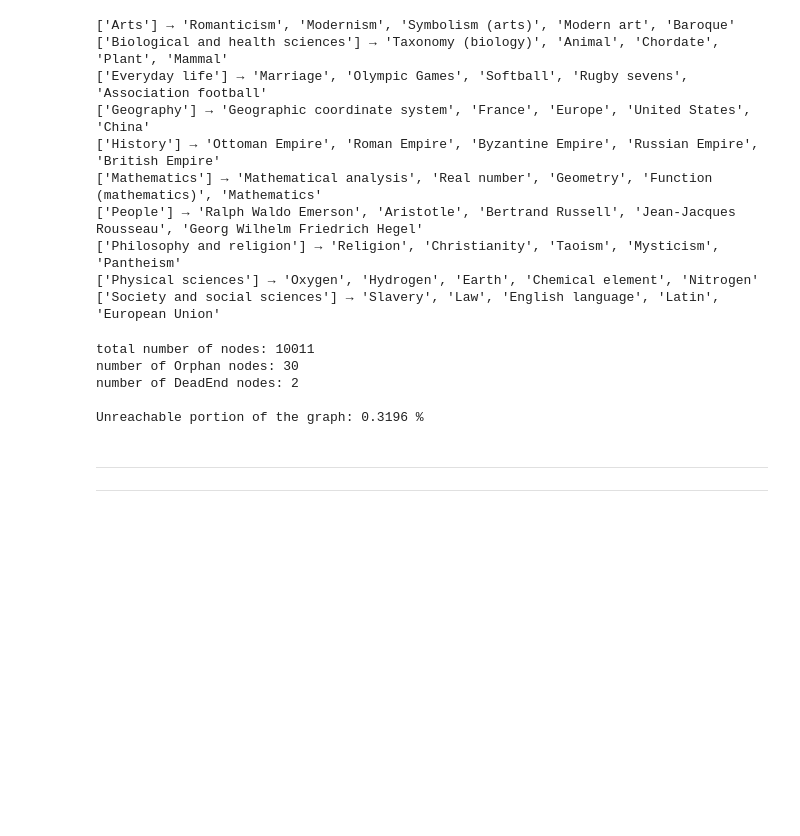
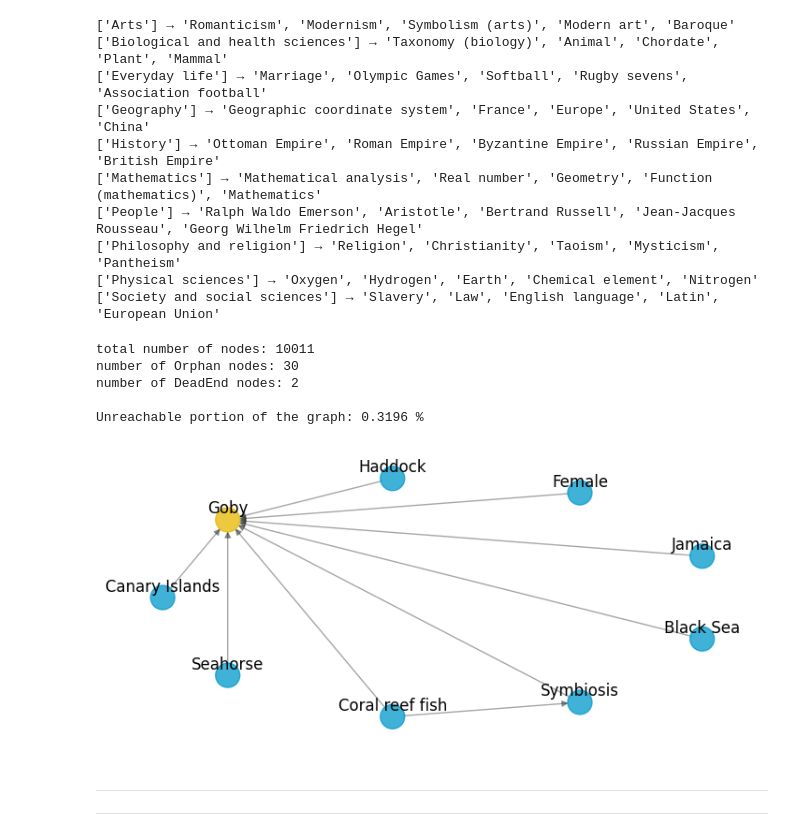
Before and after one commit to LM1997610/Social_Networks, a Jupyter notebook: Project/Untitled30.ipynb, the cells around one changed output. Saved outputs shown, nothing was run; the diff lists cells and outputs as text; code cells hidden in the pictures; blank space fills up the shorter version.

```diff
--- a/Project/Untitled30.ipynb
+++ b/Project/Untitled30.ipynb
@@ -187,6 +188,10 @@ Unreachable portion of the graph: 0.3196 %
 # %%
 # An orphan node can NOT be path destination -> Unreachable
 # A DeadEnd node can NOT be path origin -> Unstartable
+# %%
+dead_end_plot(G, death_ends[1], wikivitals.names)
+# %% [output]
+[figure, added]
 # %% [markdown]
 --------------------------------------------------------
 ---------------------------------------------------------
```
Also changed, not shown: parts of 6 cells of this notebook.
